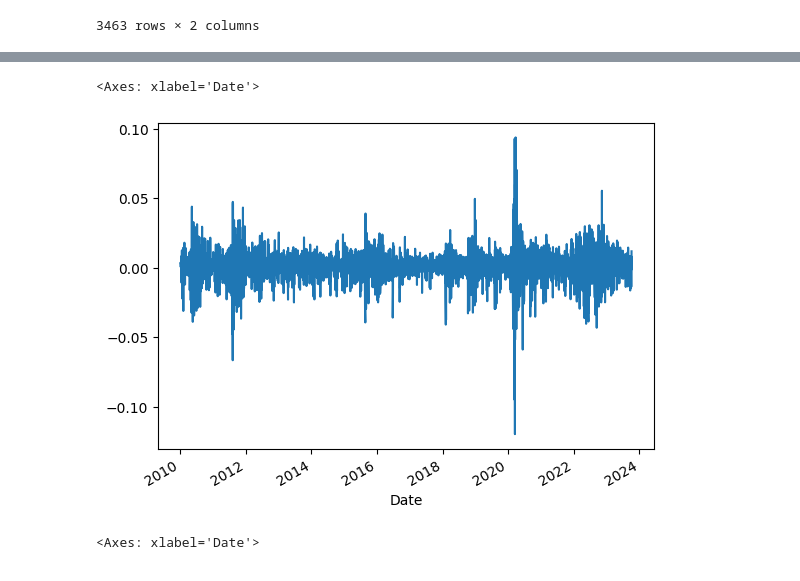
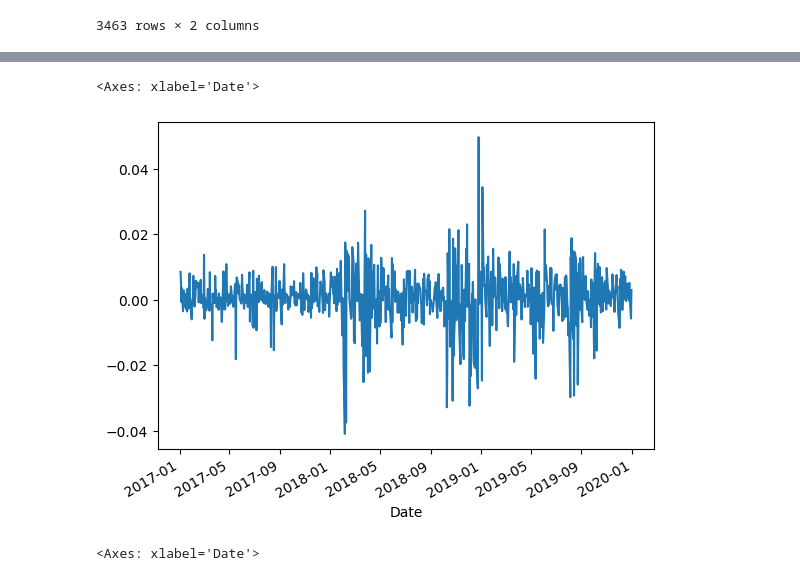
Before and after one commit to leeway00/non-linear-cointegration, a Jupyter notebook: FuncCoint.ipynb, the cells around one changed output, grey strips where cells are left out. Drawn from its saved outputs; the diff is of its cells as text; code cells hidden in the pictures.

```diff
--- a/FuncCoint.ipynb
+++ b/FuncCoint.ipynb
@@ -86,6 +80,6 @@ pd.DataFrame([a,b], columns=['ADF', '1%', '5%', '10%'], index=['S&P500', 'VIX'])
 # %%
-covariate['sp500_ret'].plot()
+covariate['sp500_ret']['2017':'2019'].plot()
 # %% [output]
 <Axes: xlabel='Date'>
-[figure, old version]
+[figure, new version]
 # %%
```
Also changed, not shown: parts of 40 cells of this notebook, 2 other files.
